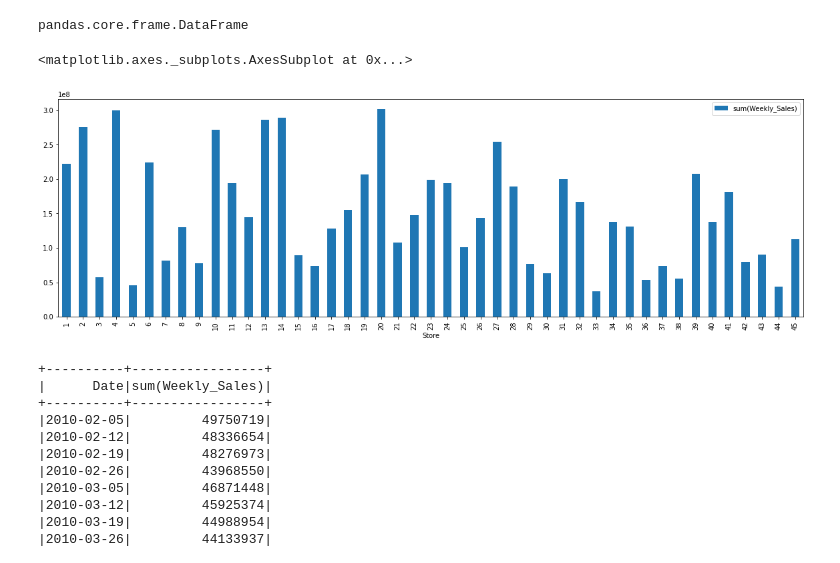
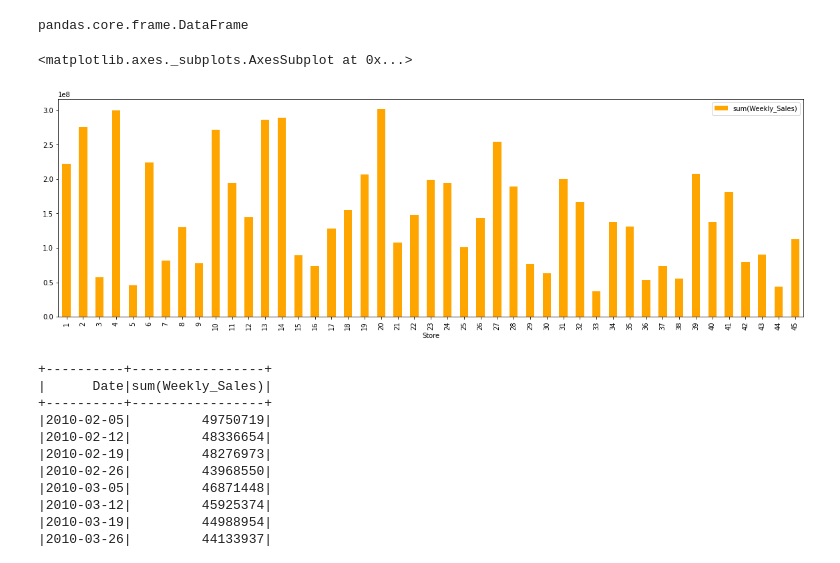
Before and after one commit to jgerezrodriguez/bigdata-workshop-es-JG, a Jupyter notebook: jupyter/notebook/ProyectoJG/Walmart.ipynb, the cells around one changed output. Cells and saved outputs as stored; diff of their text form; code cells hidden in the pictures.

```diff
--- a/jupyter/notebook/ProyectoJG/Walmart.ipynb
+++ b/jupyter/notebook/ProyectoJG/Walmart.ipynb
@@ -283,13 +283,13 @@ pandas.core.frame.DataFrame
 # %%
 #Gráfico de barras de ventas totales para cada tienda
 
 import matplotlib.pyplot as plt
 %matplotlib inline
 
-Stores_pd.plot.bar(x='Store', y='sum(Weekly_Sales)', figsize=(20,6))
+Stores_pd.plot.bar(x='Store', y='sum(Weekly_Sales)', color ='orange', figsize=(20,6))
 # %% [output]
 <matplotlib.axes._subplots.AxesSubplot at 0x...>
-[figure, old version]
+[figure, new version]
 # %%
 #Ventas totales por semana
 
```
Also changed, not shown: 1 other file.
